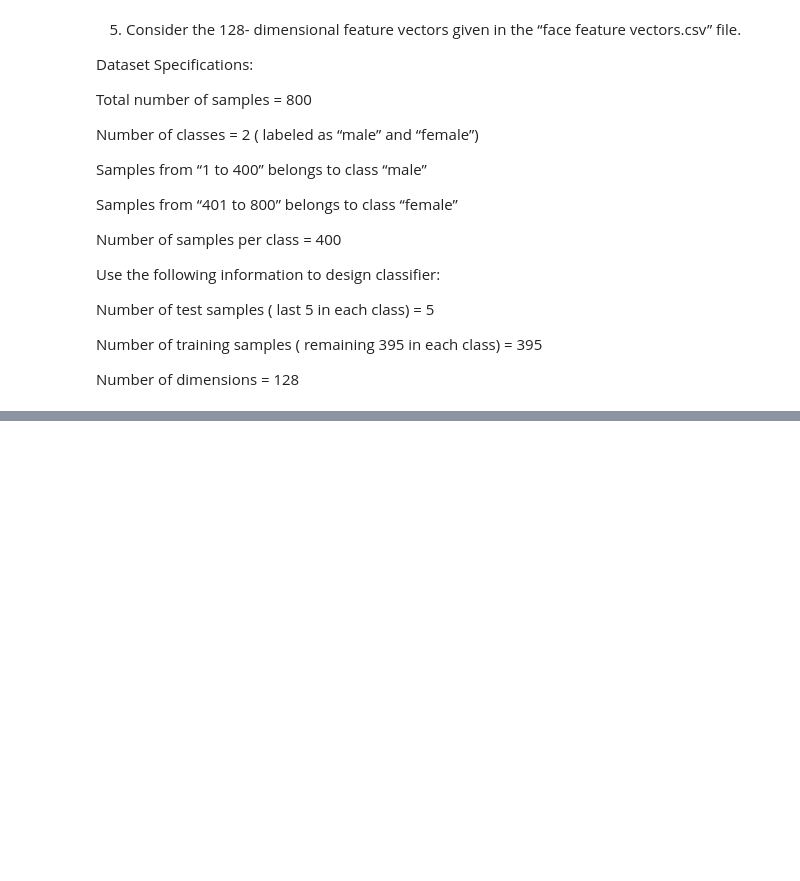
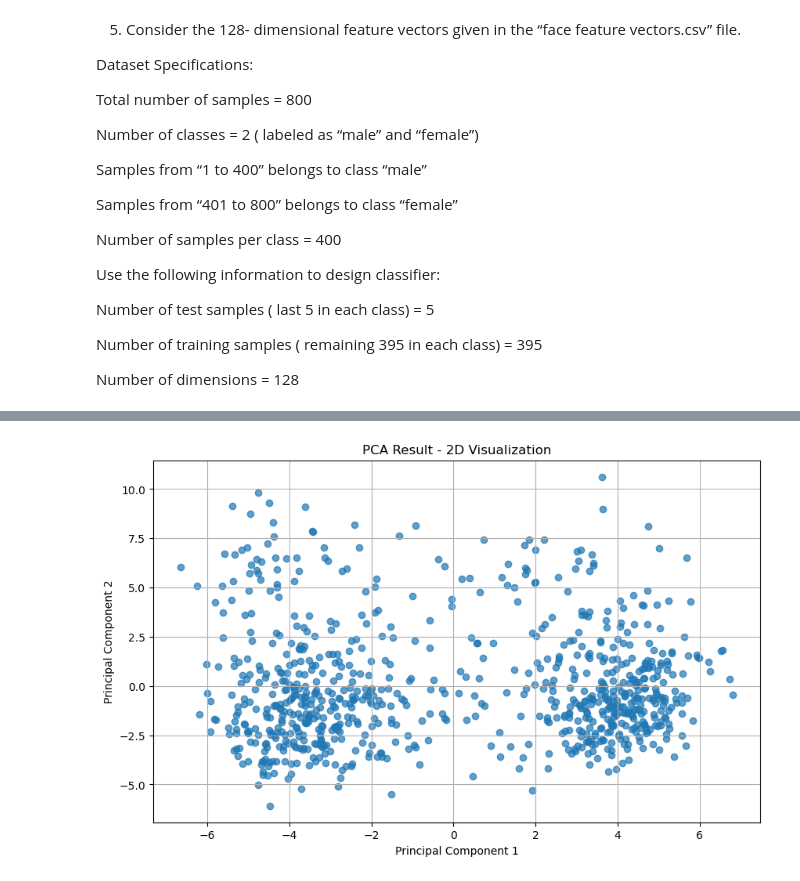
Before and after one commit to Ashrithiiitdm/PRML, a Jupyter notebook: Lab6/cs22b2025_LAB6_Q5.ipynb, the cells around one changed output, grey strips where cells are left out. Saved outputs shown, nothing was run; the diff lists cells and outputs as text; code cells hidden in the pictures; blank space fills up the shorter version.

```diff
--- a/Lab6/cs22b2025_LAB6_Q5.ipynb
+++ b/Lab6/cs22b2025_LAB6_Q5.ipynb
@@ -42,3 +29,29 @@ face_df.head(10)
+# %%
+
+face_df = pd.read_csv('./face_feature_vectors.csv')
+
+# Step 2: Preprocess the data
+features = face_df.iloc[:, 2:]  # Select only numeric columns for PCA
+features = features.dropna()
+
+# Step 3: Standardize the data
+scaler = StandardScaler()
+scaled_features = scaler.fit_transform(features)
+
+# Step 4: Apply PCA
+pca = PCA(n_components=2)  # Reduce to 2 dimensions
+pca_result = pca.fit_transform(scaled_features)
+face_df = pd.DataFrame(pca_result)
+# Step 5: Visualize the result
+plt.figure(figsize=(10, 6))
+plt.scatter(pca_result[:, 0], pca_result[:, 1], alpha=0.7)
+plt.title('PCA Result - 2D Visualization')
+plt.xlabel('Principal Component 1')
+plt.ylabel('Principal Component 2')
+plt.grid()
+plt.show()
+# %% [output]
+[figure, added]
 # %%
 
 
```
Also changed, not shown: parts of 7 cells of this notebook.
